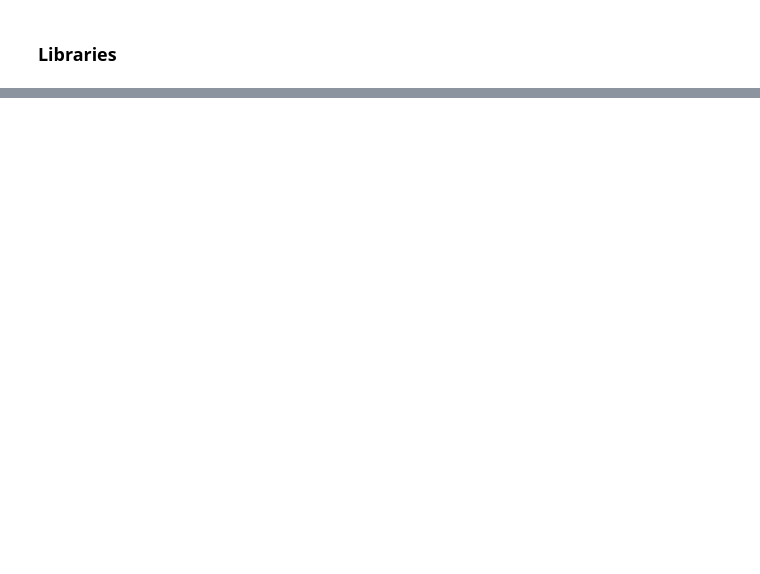
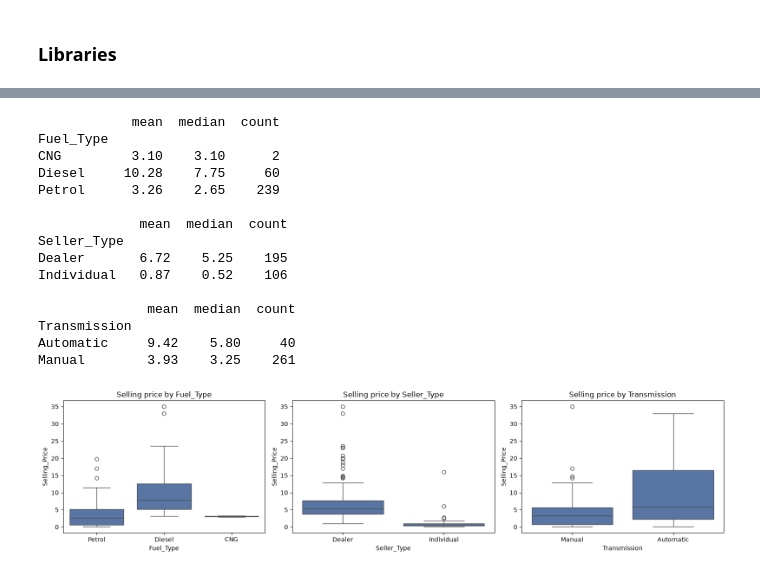
Before and after one commit to Jonathansl17/jarvis, a Jupyter notebook: car_price_regression/car_price_regression.ipynb, the cells around one changed output, grey strips where cells are left out. Drawn from its saved outputs; the diff is of its cells as text; code cells hidden in the pictures; blank space fills up the shorter version.

```diff
--- a/car_price_regression/car_price_regression.ipynb
+++ b/car_price_regression/car_price_regression.ipynb
@@ -102,0 +160,29 @@ To be developed.
+# %%
+# Average selling price by each categorical column
+for column in ['Fuel_Type', 'Seller_Type', 'Transmission']:
+    print(car.groupby(column)['Selling_Price'].agg(['mean', 'median', 'count']).round(2))
+    print()
+
+fig, axes = plt.subplots(1, 3, figsize=(16, 4))
+for ax, column in zip(axes, ['Fuel_Type', 'Seller_Type', 'Transmission']):
+    sns.boxplot(data=car, x=column, y='Selling_Price', ax=ax, color='#4c72b0')
+    ax.set_title('Selling price by ' + column)
+plt.tight_layout()
+plt.show()
+# %% [output]
+            mean  median  count
+Fuel_Type
+CNG         3.10    3.10      2
+Diesel     10.28    7.75     60
+Petrol      3.26    2.65    239
+
+             mean  median  count
+Seller_Type
+Dealer       6.72    5.25    195
+Individual   0.87    0.52    106
+
+              mean  median  count
+Transmission
+Automatic     9.42    5.80     40
+Manual        3.93    3.25    261
+[figure, added]
```
Also changed, not shown: parts of 59 cells of this notebook, 1 other file.
